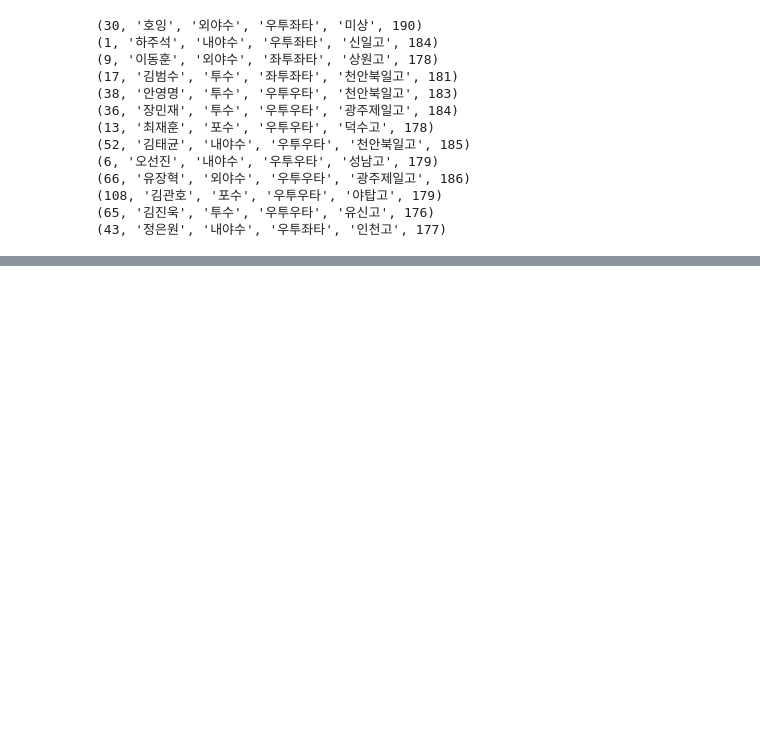
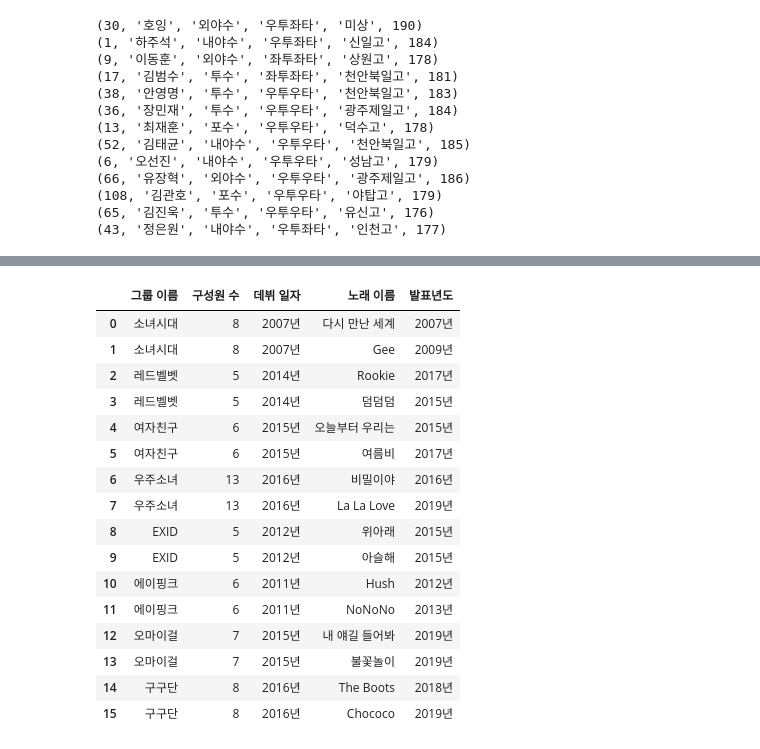
Before and after one commit to hsyliark/python_advanced_programming, a Jupyter notebook: 03_Sqlite3/8월 1일 과제.ipynb, the cells around one changed output, grey strips where cells are left out. Drawn from its saved outputs; the diff is of its cells as text; code cells hidden in the pictures; blank space fills up the shorter version.

```diff
--- a/03_Sqlite3/8월 1일 과제.ipynb
+++ b/03_Sqlite3/8월 1일 과제.ipynb
@@ -90,0 +151,12 @@ for row in cur:
+# %%
+sql = "SELECT e.back_no, e.name, e.position, \
+              p.era, p.ip, p.so \
+              FROM Eagles AS e JOIN Pitcher_stats AS p \
+              ON e.name LIKE p.player;"
+cur = conn.cursor()
+cur.execute(sql)
+rows = cur.fetchall();
+columnName = ['등번호','선수명','포지션','평균자책점','투구인닝','탈삼진']
+eagles_df = pd.DataFrame(columns = columnName)
+for row in rows:
+    eagles_df = eagles_df.append(pd.DataFrame(pd.DataFrame([list(row)], columns = columnName)), ignore_index = True)
@@ -90,0 +216,5 @@ for row in cur:
+# %%
+cur = conn.cursor()
+cur.execute('SELECT * FROM Girl1')
+for row in cur:
+    print(row)
@@ -90,0 +274,5 @@ for row in cur:
+# %%
+cur = conn.cursor()
+cur.execute('SELECT * FROM Girl2')
+for row in cur:
+    print(row)
@@ -90,0 +296,32 @@ for row in cur:
+# %%
+sql = "SELECT g1.group_name, g1.members, g1.debut, \
+              g2.song_name, g2.year \
+              FROM Girl1 AS g1 JOIN Girl2 AS g2 \
+              ON g1.id LIKE g2.group_id;"
+cur = conn.cursor()
+cur.execute(sql)
+rows = cur.fetchall();
+columnName = ['그룹 이름','구성원 수','데뷔 일자','노래 이름','발표년도']
+girls_df = pd.DataFrame(columns = columnName)
+for row in rows:
+    girls_df = girls_df.append(pd.DataFrame(pd.DataFrame([list(row)], columns = columnName)), ignore_index = True)
+# %%
+girls_df
+# %% [output]
+|  | 그룹 이름 | 구성원 수 | 데뷔 일자 | 노래 이름 | 발표년도 |
+| 0 | 소녀시대 | 8 | 2007년 | 다시 만난 세계 | 2007년 |
+| 1 | 소녀시대 | 8 | 2007년 | Gee | 2009년 |
+| 2 | 레드벨벳 | 5 | 2014년 | Rookie | 2017년 |
+| 3 | 레드벨벳 | 5 | 2014년 | 덤덤덤 | 2015년 |
+| 4 | 여자친구 | 6 | 2015년 | 오늘부터 우리는 | 2015년 |
+| 5 | 여자친구 | 6 | 2015년 | 여름비 | 2017년 |
+| 6 | 우주소녀 | 13 | 2016년 | 비밀이야 | 2016년 |
+| 7 | 우주소녀 | 13 | 2016년 | La La Love | 2019년 |
+| 8 | EXID | 5 | 2012년 | 위아래 | 2015년 |
+| 9 | EXID | 5 | 2012년 | 아슬해 | 2015년 |
+| 10 | 에이핑크 | 6 | 2011년 | Hush | 2012년 |
+| 11 | 에이핑크 | 6 | 2011년 | NoNoNo | 2013년 |
+| 12 | 오마이걸 | 7 | 2015년 | 내 얘길 들어봐 | 2019년 |
+| 13 | 오마이걸 | 7 | 2015년 | 불꽃놀이 | 2019년 |
+| 14 | 구구단 | 8 | 2016년 | The Boots | 2018년 |
+| 15 | 구구단 | 8 | 2016년 | Chococo | 2019년 |
```
Also changed, not shown: parts of 29 cells of this notebook, 6 other files.
